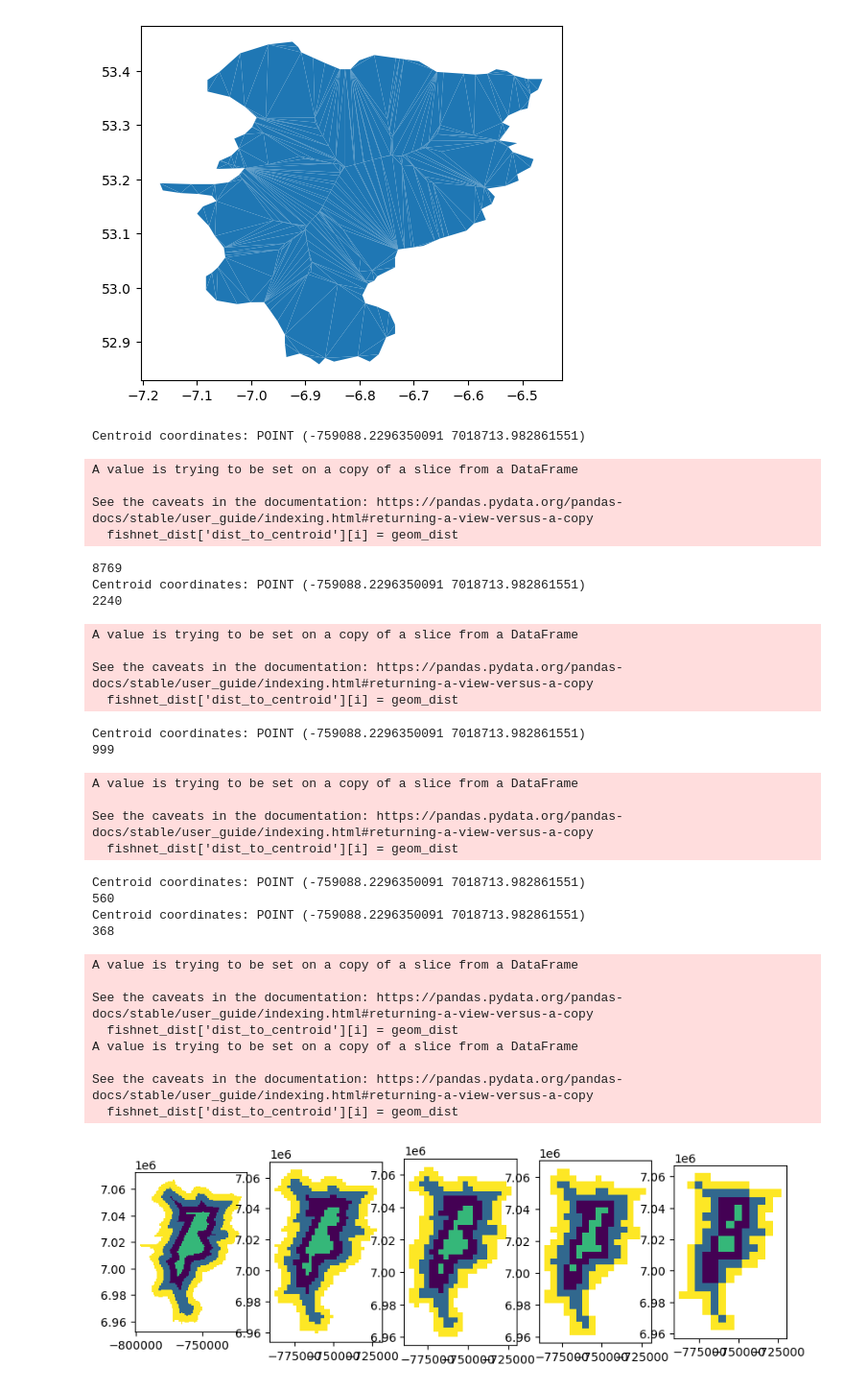
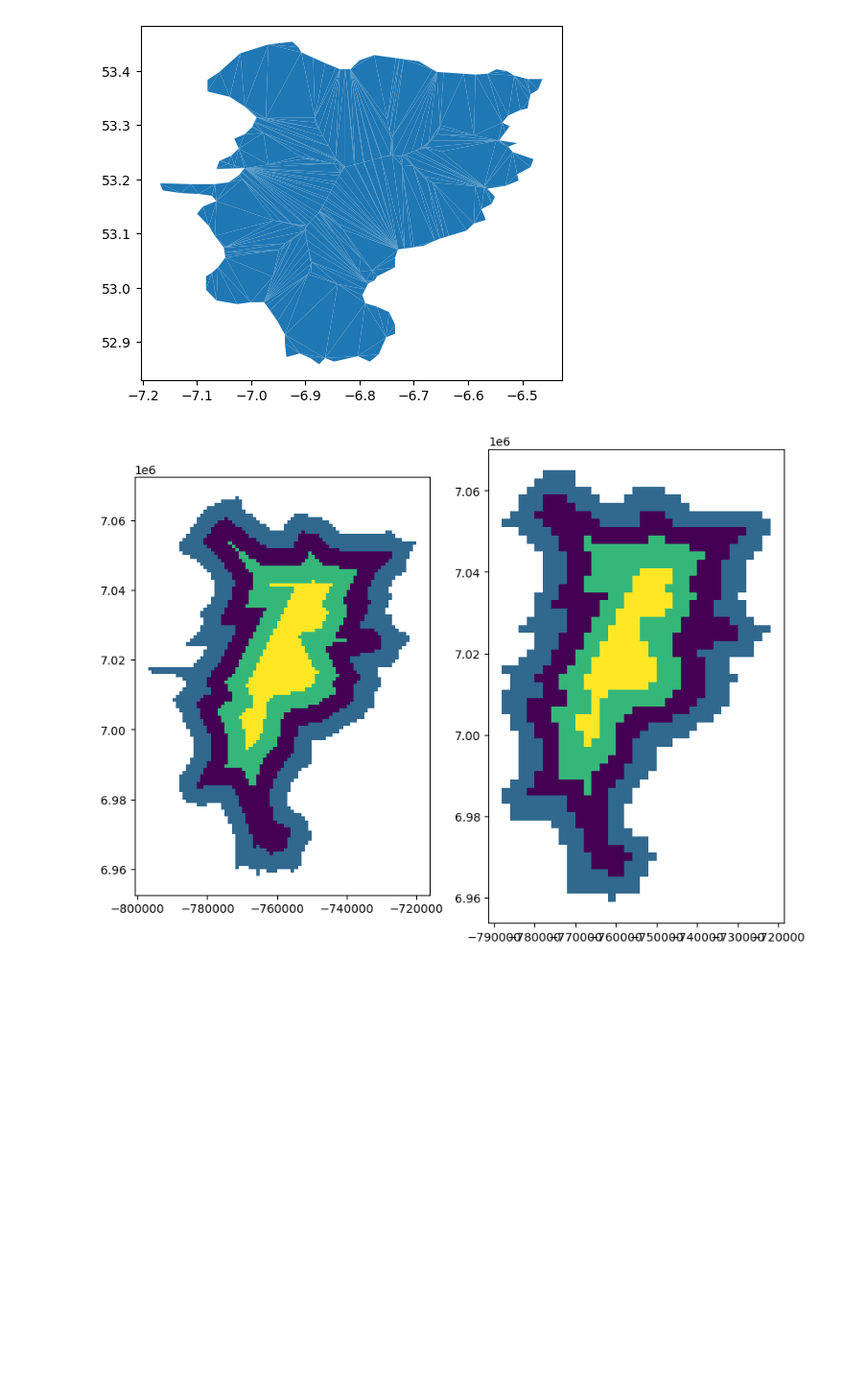
Before and after one commit to paddeaux/radian, a Jupyter notebook: radian_testing.ipynb, the cells around one changed output. Shown at 96% size. Drawn from its saved outputs; the diff is of its cells as text; code cells hidden in the pictures; blank space fills up the shorter version.

Commit message:
Grid buffering testing

```diff
--- a/radian_testing.ipynb
+++ b/radian_testing.ipynb
@@ -401,6 +401,7 @@ import pandas as pd
 from pandas import Series
 import shapely
 from shapely import geometry
+from shapely.geometry import MultiPolygon, Polygon
 import matplotlib.pyplot as plt
 
 def create_raster_grid(file_dir='scenarios/kildare/kildare.geojson',size_in_km=1, to_file=False, plot=False):
@@ -411,7 +412,6 @@ def create_raster_grid(file_dir='scenarios/kildare/kildare.geojson',size_in_km=1
     gdf = gdf.to_crs('EPSG:3857')
     poly = gdf['geometry'][0]
     poly_centroid = poly.centroid
-    print("Centroid coordinates:", poly_centroid)
 
     # Get the extent of the shapefile
     total_bounds = gdf.total_bounds
@@ -437,7 +437,9 @@ def create_raster_grid(file_dir='scenarios/kildare/kildare.geojson',size_in_km=1
     fishnet_dist['dist_to_centroid'] = 0
     for i in range(0, len(fishnet_dist['geometry'])):
         geom_dist = poly_centroid.distance(fishnet_dist['geometry'][i].centroid) / 1000
-        fishnet_dist['dist_to_centroid'][i] = geom_dist
+        #fishnet_dist['dist_to_centroid'][i] = geom_dist
+        fishnet_dist.loc[i, 'dist_to_centroid'] = geom_dist
+
 
     fishnet = gpd.GeoSeries(geom_array).set_crs('EPSG:3857')
     #fishnet.to_file("scenarios/kildare/kildare_fishnet.geojson")
@@ -458,10 +460,11 @@ def create_raster_grid(file_dir='scenarios/kildare/kildare.geojson',size_in_km=1
     poly_buffer3 =  poly.buffer(-15000, join_style=2)
     buffer3 = poly_buffer3.contains(poly_raster)
 
-    raster_A = poly_raster[buffer1==False]
-    raster_B = poly_raster[buffer2==False]
-    raster_C = poly_raster[buffer3==False]
+    raster_A = poly_raster
+    raster_B = poly_raster[buffer1==False]
+    raster_C = poly_raster[buffer2==True]
     raster_D = poly_raster[buffer3==True]
+
 
     gdf_buffers = gpd.GeoDataFrame({'geometry': [poly_buffer1, poly_buffer2, poly_buffer3, poly]})
 
@@ -471,63 +474,33 @@ def create_raster_grid(file_dir='scenarios/kildare/kildare.geojson',size_in_km=1
         #gdf.plot(ax=ax)
         #fishnet_dist.plot(ax=ax, facecolor='none', edgecolor='black')
         #gdf_buffers.plot(ax=ax, facecolor='none', edgecolor='green')
-        raster_C.plot(ax=ax, facecolor='green', edgecolor='black')
+        raster_A.plot(ax=ax, facecolor='green', edgecolor='black')
         raster_B.plot(ax=ax, facecolor='pink', edgecolor='black')
-        raster_D.plot(ax=ax, facecolor='orange', edgecolor='black')
-        raster_A.plot(ax=ax, facecolor='red', edgecolor='black')
+        raster_C.plot(ax=ax, facecolor='orange', edgecolor='black')
+        raster_D.plot(ax=ax, facecolor='red', edgecolor='black')
 
         plt.show()
 
+    multi_A = shapely.geometry.MultiPolygon(raster_A.values.tolist())
+    multi_B = shapely.geometry.MultiPolygon(raster_B.values.tolist())
     multi_C = shapely.geometry.MultiPolygon(raster_C.values.tolist())
-    multi_B = shapely.geometry.MultiPolygon(raster_B.values.tolist())
     multi_D = shapely.geometry.MultiPolygon(raster_D.values.tolist())
-    multi_A = shapely.geometry.MultiPolygon(raster_A.values.tolist())
 
-    multi_list = [multi_C, multi_B, multi_D, multi_A]
+    multi_list = [multi_A, multi_B, multi_C, multi_D]
 
     gdf_rasters = gpd.GeoDataFrame(pd.DataFrame(multi_list, columns=['geometry']), geometry='geometry')
 
     return gdf_rasters
 # %%
-def raster_examples(file_dir='scenarios/kildare/kildare.geojson', num=5):
-    fig, axs = plt.subplots(1,num,figsize=(10,5*num))
+def raster_examples(file_dir='scenarios/kildare/kildare.geojson', num=2):
+    fig, axs = plt.subplots(1,num,figsize=(10,6*num))
 
     raster_list = []
     for i in range(num):
         current_grid = create_raster_grid(file_dir, size_in_km=i+1, plot=False)
         current_grid.plot(ax=axs[i], cmap='viridis')
     plt.show()
 
 raster_examples()
 # %% [output]
-Centroid coordinates: POINT (-759088.2296350091 7018713.982861551)
-A value is trying to be set on a copy of a slice from a DataFrame
-
-See the caveats in the documentation: https://pandas.pydata.org/pandas-docs/stable/user_guide/indexing.html#returning-a-view-versus-a-copy
-  fishnet_dist['dist_to_centroid'][i] = geom_dist
-8769
-Centroid coordinates: POINT (-759088.2296350091 7018713.982861551)
-2240
-A value is trying to be set on a copy of a slice from a DataFrame
-
-See the caveats in the documentation: https://pandas.pydata.org/pandas-docs/stable/user_guide/indexing.html#returning-a-view-versus-a-copy
-  fishnet_dist['dist_to_centroid'][i] = geom_dist
-Centroid coordinates: POINT (-759088.2296350091 7018713.982861551)
-999
-A value is trying to be set on a copy of a slice from a DataFrame
-
-See the caveats in the documentation: https://pandas.pydata.org/pandas-docs/stable/user_guide/indexing.html#returning-a-view-versus-a-copy
-  fishnet_dist['dist_to_centroid'][i] = geom_dist
-Centroid coordinates: POINT (-759088.2296350091 7018713.982861551)
-560
-Centroid coordinates: POINT (-759088.2296350091 7018713.982861551)
-368
-A value is trying to be set on a copy of a slice from a DataFrame
-
-See the caveats in the documentation: https://pandas.pydata.org/pandas-docs/stable/user_guide/indexing.html#returning-a-view-versus-a-copy
-  fishnet_dist['dist_to_centroid'][i] = geom_dist
-A value is trying to be set on a copy of a slice from a DataFrame
-
-See the caveats in the documentation: https://pandas.pydata.org/pandas-docs/stable/user_guide/indexing.html#returning-a-view-versus-a-copy
-  fishnet_dist['dist_to_centroid'][i] = geom_dist
-[figure, old version]
+[figure, new version]
```
Also changed, not shown: parts of 2 cells of this notebook.
